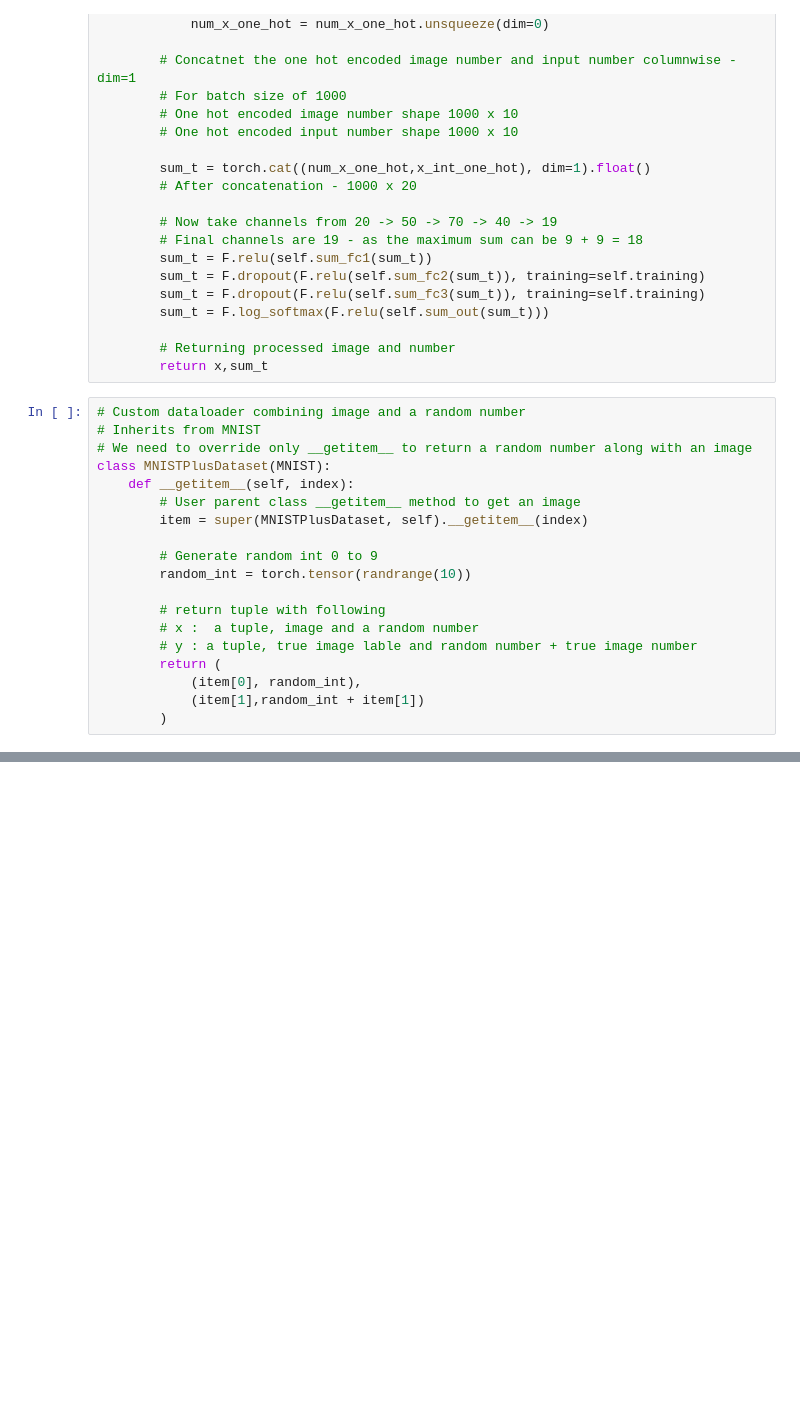
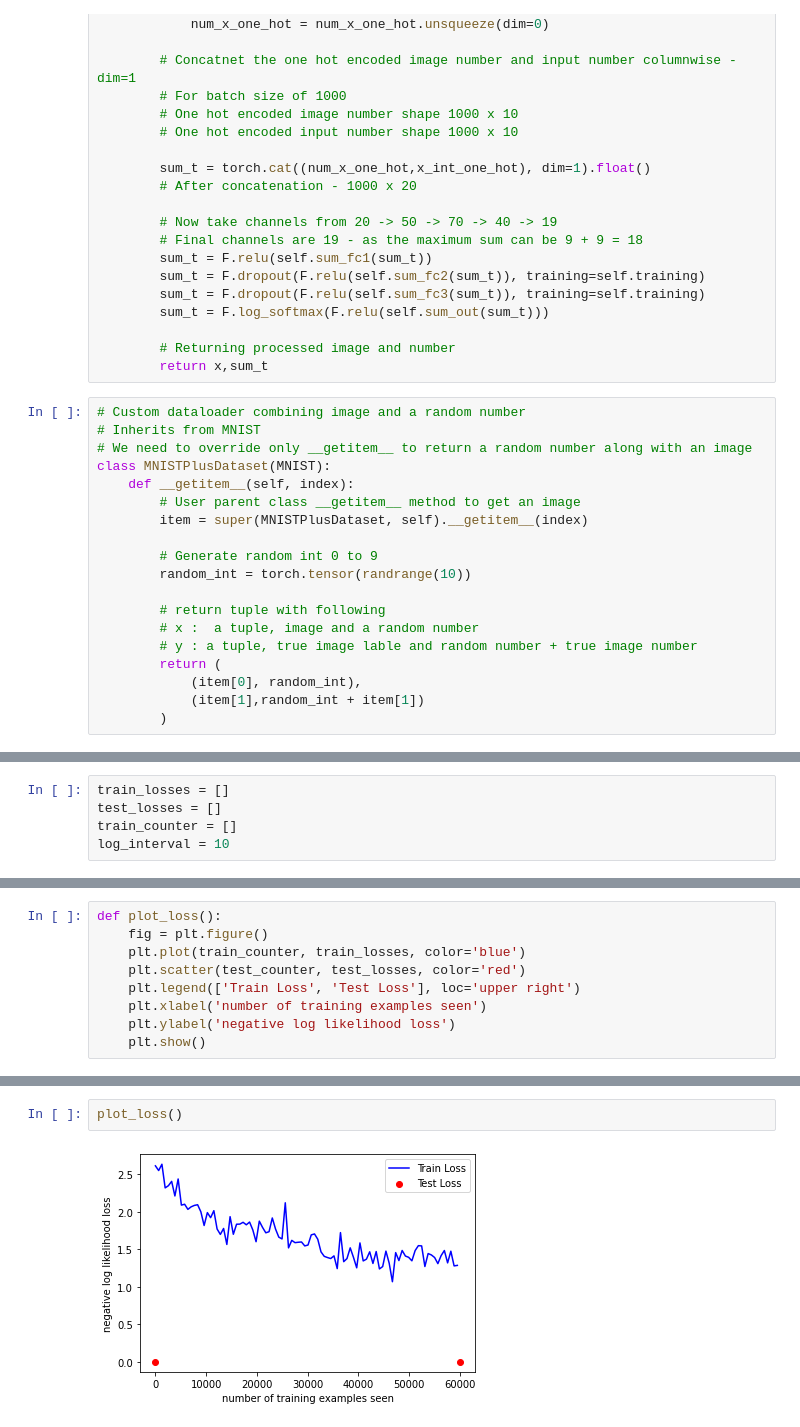
Before and after one commit to saurabh1deshpande/eva7, a Jupyter notebook: assignment2.5/assignment2-5.ipynb, the cells around one changed output, grey strips where cells are left out. Saved outputs shown, nothing was run; the diff lists cells and outputs as text; blank space fills up the shorter version.

```diff
--- a/assignment2.5/assignment2-5.ipynb
+++ b/assignment2.5/assignment2-5.ipynb
@@ -101,0 +117,5 @@ class MNISTPlusDataset(MNIST):
+# %%
+train_losses = []
+test_losses = []
+train_counter = []
+log_interval = 10
@@ -101,0 +170,9 @@ class MNISTPlusDataset(MNIST):
+# %%
+def plot_loss():
+    fig = plt.figure()
+    plt.plot(train_counter, train_losses, color='blue')
+    plt.scatter(test_counter, test_losses, color='red')
+    plt.legend(['Train Loss', 'Test Loss'], loc='upper right')
+    plt.xlabel('number of training examples seen')
+    plt.ylabel('negative log likelihood loss')
+    plt.show()
@@ -101,0 +253,4 @@ class MNISTPlusDataset(MNIST):
+# %%
+plot_loss()
+# %% [output]
+[figure, added]
```
Also changed, not shown: parts of 11 cells of this notebook.
